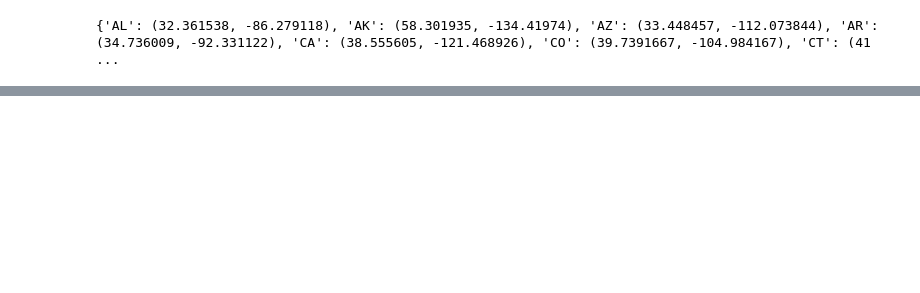
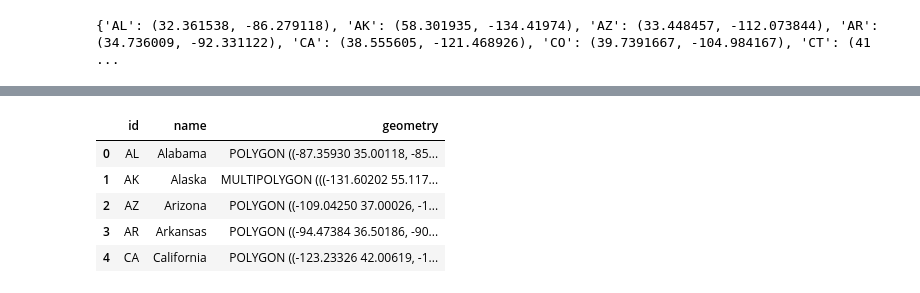
Before and after one commit to brodelp/data-science-ualr, a Jupyter notebook: exploration.ipynb, the cells around one changed output, grey strips where cells are left out. Drawn from its saved outputs; the diff is of its cells as text; code cells hidden in the pictures; blank space fills up the shorter version.

```diff
--- a/exploration.ipynb
+++ b/exploration.ipynb
@@ -157,0 +142,12 @@ map
+# %%
+import geopandas as gpd
+
+geousa = gpd.read_file('data/us_states.json')
+geousa.head()
+# %% [output]
+|  | id | name | geometry |
+| 0 | AL | Alabama | POLYGON ((-87.35930 35.00118, -85... |
+| 1 | AK | Alaska | MULTIPOLYGON (((-131.60202 55.117... |
+| 2 | AZ | Arizona | POLYGON ((-109.04250 37.00026, -1... |
+| 3 | AR | Arkansas | POLYGON ((-94.47384 36.50186, -90... |
+| 4 | CA | California | POLYGON ((-123.23326 42.00619, -1... |
```
Also changed, not shown: parts of 14 cells of this notebook.
